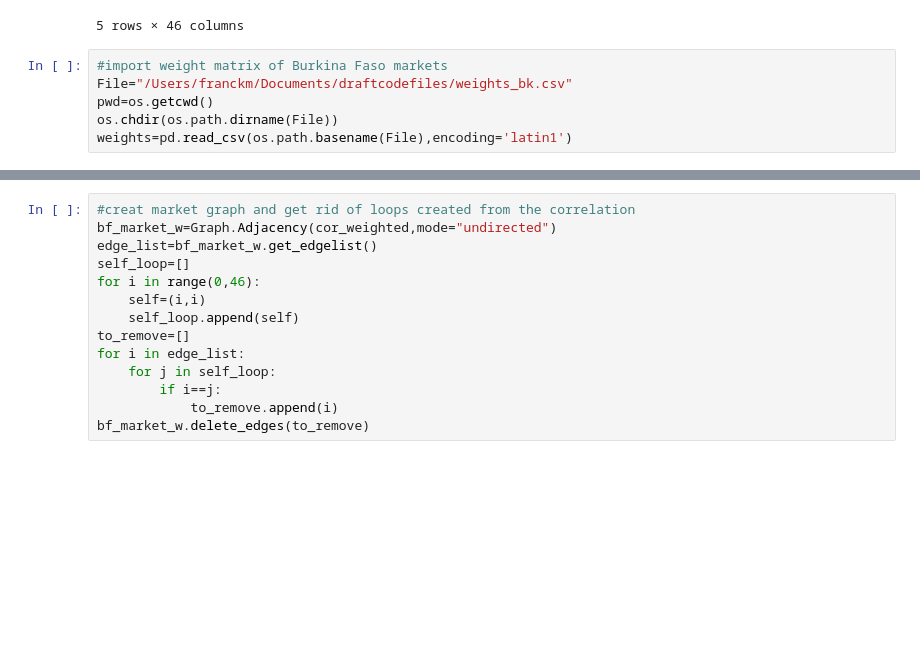
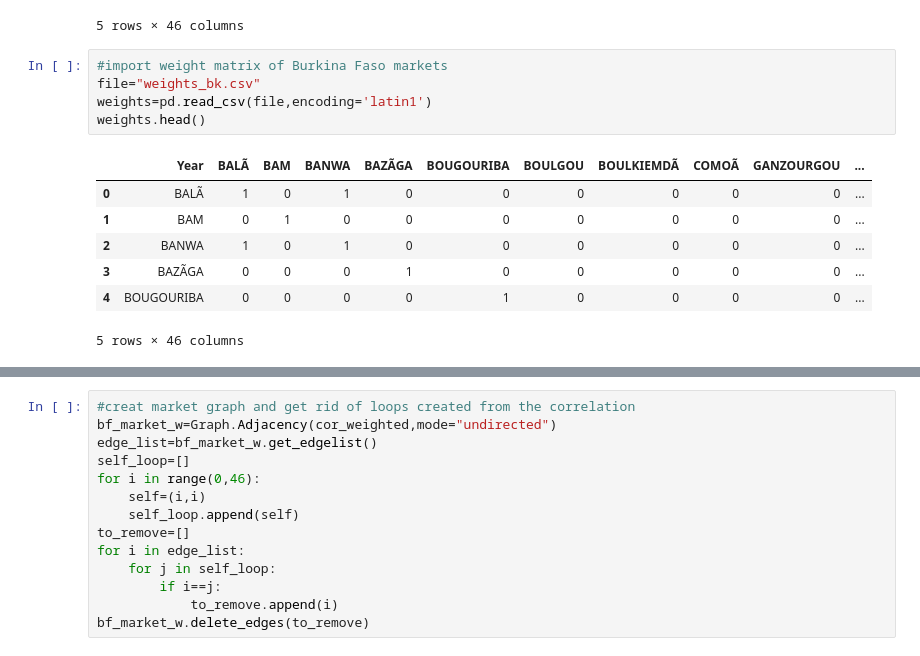
Before and after one commit to julihocc/Modern-Graph-Theory-Algorithms-with-Python, a Jupyter notebook: Chapter 02/Network Science Book, Chapter 2.ipynb, the cells around one changed output, grey strips where cells are left out. Saved outputs shown, nothing was run; the diff lists cells and outputs as text; blank space fills up the shorter version.

```diff
--- a/Chapter 02/Network Science Book, Chapter 2.ipynb
+++ b/Chapter 02/Network Science Book, Chapter 2.ipynb
@@ -21,10 +21,17 @@ mydata.head()
 5 rows × 46 columns
 # %%
 #import weight matrix of Burkina Faso markets
-File="/Users/franckm/Documents/draftcodefiles/weights_bk.csv"
-pwd=os.getcwd()
-os.chdir(os.path.dirname(File))
-weights=pd.read_csv(os.path.basename(File),encoding='latin1')
+file="weights_bk.csv"
+weights=pd.read_csv(file,encoding='latin1')
+weights.head()
+# %% [output]
+|  | Year | BALÃ | BAM | BANWA | BAZÃGA | BOUGOURIBA | BOULGOU | BOULKIEMDÃ | COMOÃ | GANZOURGOU | ... |
+| 0 | BALÃ | 1 | 0 | 1 | 0 | 0 | 0 | 0 | 0 | 0 | ... |
+| 1 | BAM | 0 | 1 | 0 | 0 | 0 | 0 | 0 | 0 | 0 | ... |
+| 2 | BANWA | 1 | 0 | 1 | 0 | 0 | 0 | 0 | 0 | 0 | ... |
+| 3 | BAZÃGA | 0 | 0 | 0 | 1 | 0 | 0 | 0 | 0 | 0 | ... |
+| 4 | BOUGOURIBA | 0 | 0 | 0 | 0 | 1 | 0 | 0 | 0 | 0 | ... |
+5 rows × 46 columns
 # %%
 #define the metric between markets and construct the local Moran statistic
 #here, correlation coefficient
```
Also changed, not shown: parts of 1 cell of this notebook, 2 other files.
